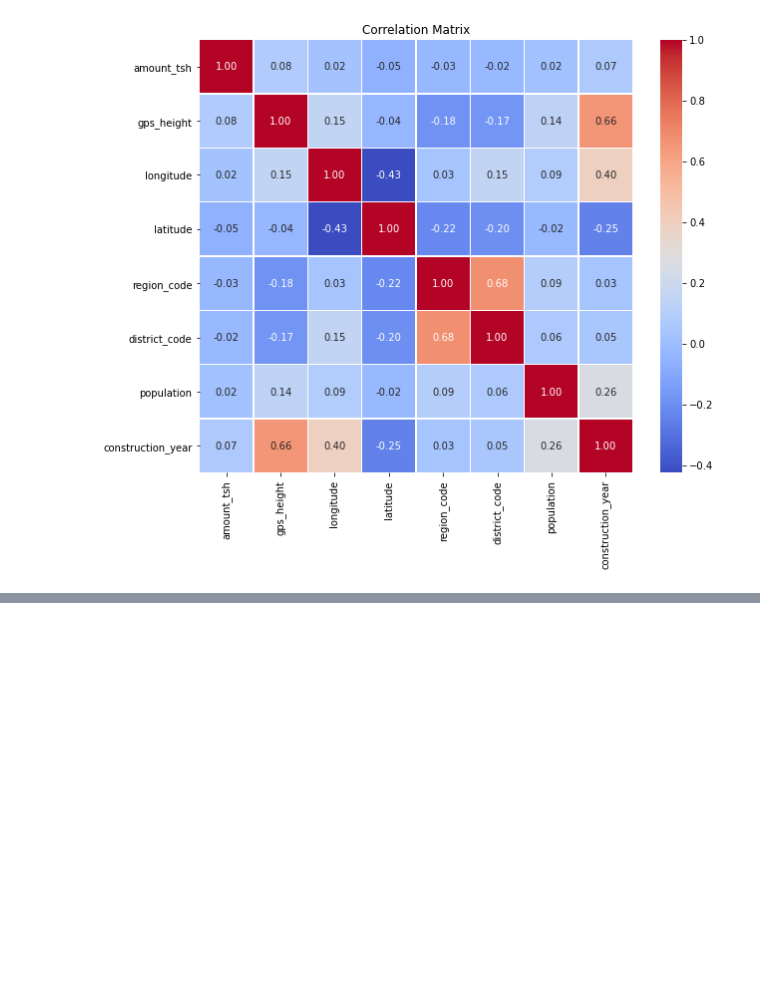
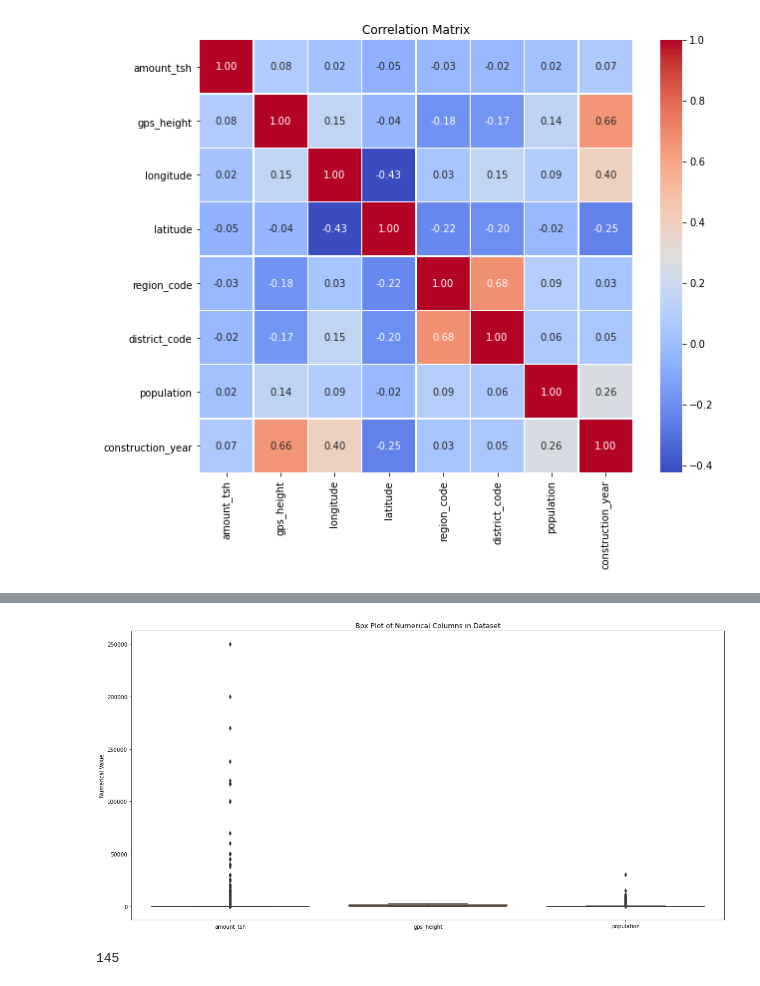
Before and after one commit to ndukukitenge/dsc-phase3-final-project, a Jupyter notebook: index.ipynb, the cells around one changed output, grey strips where cells are left out. Cells and saved outputs as stored; diff of their text form; code cells hidden in the pictures; blank space fills up the shorter version.

```diff
--- a/index.ipynb
+++ b/index.ipynb
@@ -204,7 +202,7 @@ plt.show()
 [figure]
 # %%
 # merge with training labels data using ID as connector
-merged_df = training_df.join(t_label_df)
+merged_df = pd.merge(training_df, t_label_df, on='id', how='outer', indicator=True)
 print(merged_df.head(20))
 # %% [output]
        amount_tsh date_recorded                   funder  gps_height  \
@@ -226,0 +246,7 @@ id
+# %%
+#Treat null values
+missing_value_columns = ['funder', 'installer', 'subvillage', 'public_meeting','scheme_name', 'scheme_management', 'permit']
+
+# Check the value counts
+for col in missing_value_columns:
+    print(merged_df[col].value_counts())
@@ -226,0 +271,3 @@ id
+# %%
+# Remove rows with missing values in 'funder', 'installer' and 'scheme_management' columns
+training_df.dropna(subset=['funder','installer', 'scheme_management'], axis=0, inplace=True)
@@ -226,0 +276,8 @@ id
+# %%
+# Fill missing values in public meeting and permit'
+for col in ['public_meeting', 'permit']:
+    training_df[col] = training_df[col].fillna(False)
+
+#Fill in missing values in 'scheme_name', subvillage
+for col2 in ['scheme_name', 'subvillage']:
+    training_df[col2] = training_df[col2].fillna('None')
@@ -226,0 +305,16 @@ id
+# %%
+# Plotting box plots of some numerical columns
+columns = ['amount_tsh', 'gps_height', 'population']
+plt.figure(figsize=(20, 10))
+sns.boxplot(data=[training_df[col] for col in columns])
+plt.title("Box Plot of Numerical Columns in Dataset", fontsize=13)
+plt.ylabel("Numerical Value")
+plt.xticks(range(0,3), columns)
+plt.show()
+# %% [output]
+[figure, added]
+# %%
+# Check whether there are duplicates
+training_df.duplicated(keep = 'first').sum()
+# %% [output]
+145
```
Also changed, not shown: parts of 8 cells of this notebook.
